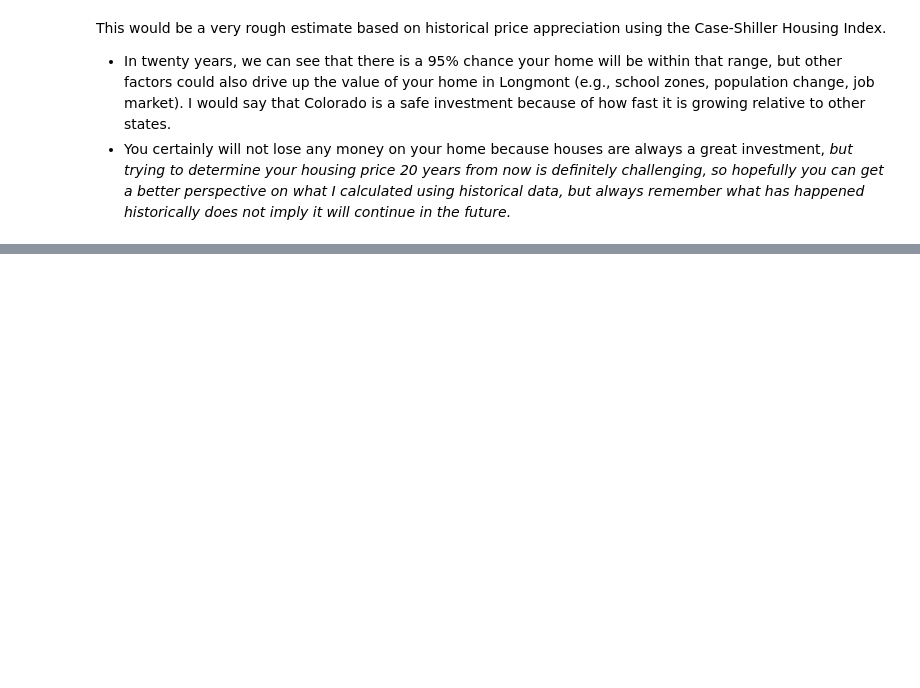
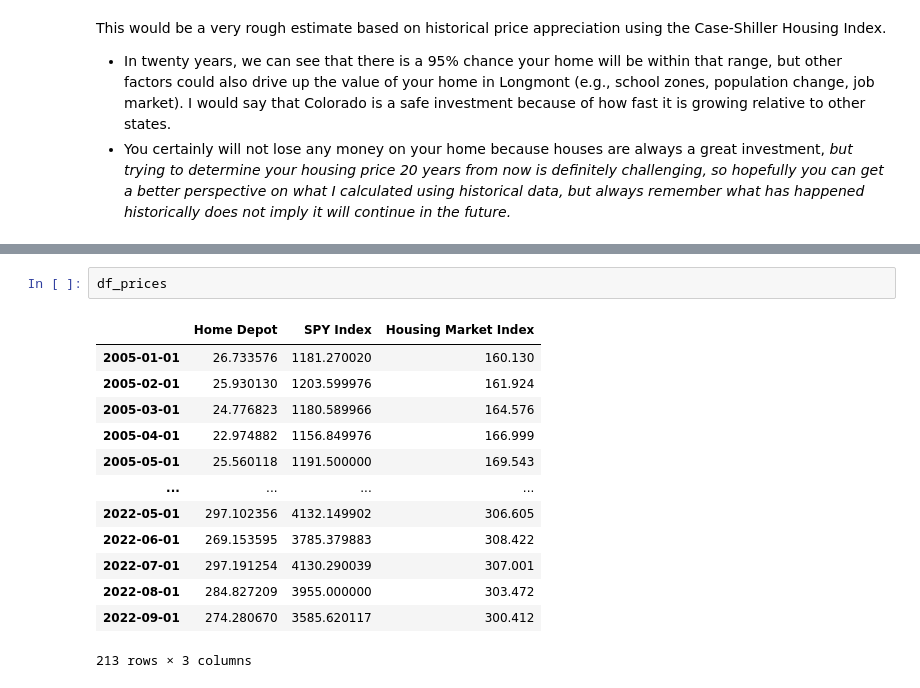
Before and after one commit to dcstein22/Option_Theory, a Jupyter notebook: housing_market.ipynb, the cells around one changed output, grey strips where cells are left out. Cells and saved outputs as stored; diff of their text form; blank space fills up the shorter version.

```diff
--- a/housing_market.ipynb
+++ b/housing_market.ipynb
@@ -85,0 +160,16 @@ This would be a very rough estimate based on historical price appreciation using
+# %%
+df_prices
+# %% [output]
+|  | Home Depot | SPY Index | Housing Market Index |
+| 2005-01-01 | 26.733576 | 1181.270020 | 160.130 |
+| 2005-02-01 | 25.930130 | 1203.599976 | 161.924 |
+| 2005-03-01 | 24.776823 | 1180.589966 | 164.576 |
+| 2005-04-01 | 22.974882 | 1156.849976 | 166.999 |
+| 2005-05-01 | 25.560118 | 1191.500000 | 169.543 |
+| ... | ... | ... | ... |
+| 2022-05-01 | 297.102356 | 4132.149902 | 306.605 |
+| 2022-06-01 | 269.153595 | 3785.379883 | 308.422 |
+| 2022-07-01 | 297.191254 | 4130.290039 | 307.001 |
+| 2022-08-01 | 284.827209 | 3955.000000 | 303.472 |
+| 2022-09-01 | 274.280670 | 3585.620117 | 300.412 |
+213 rows × 3 columns
```
Also changed, not shown: parts of 13 cells of this notebook, 1 other file.
